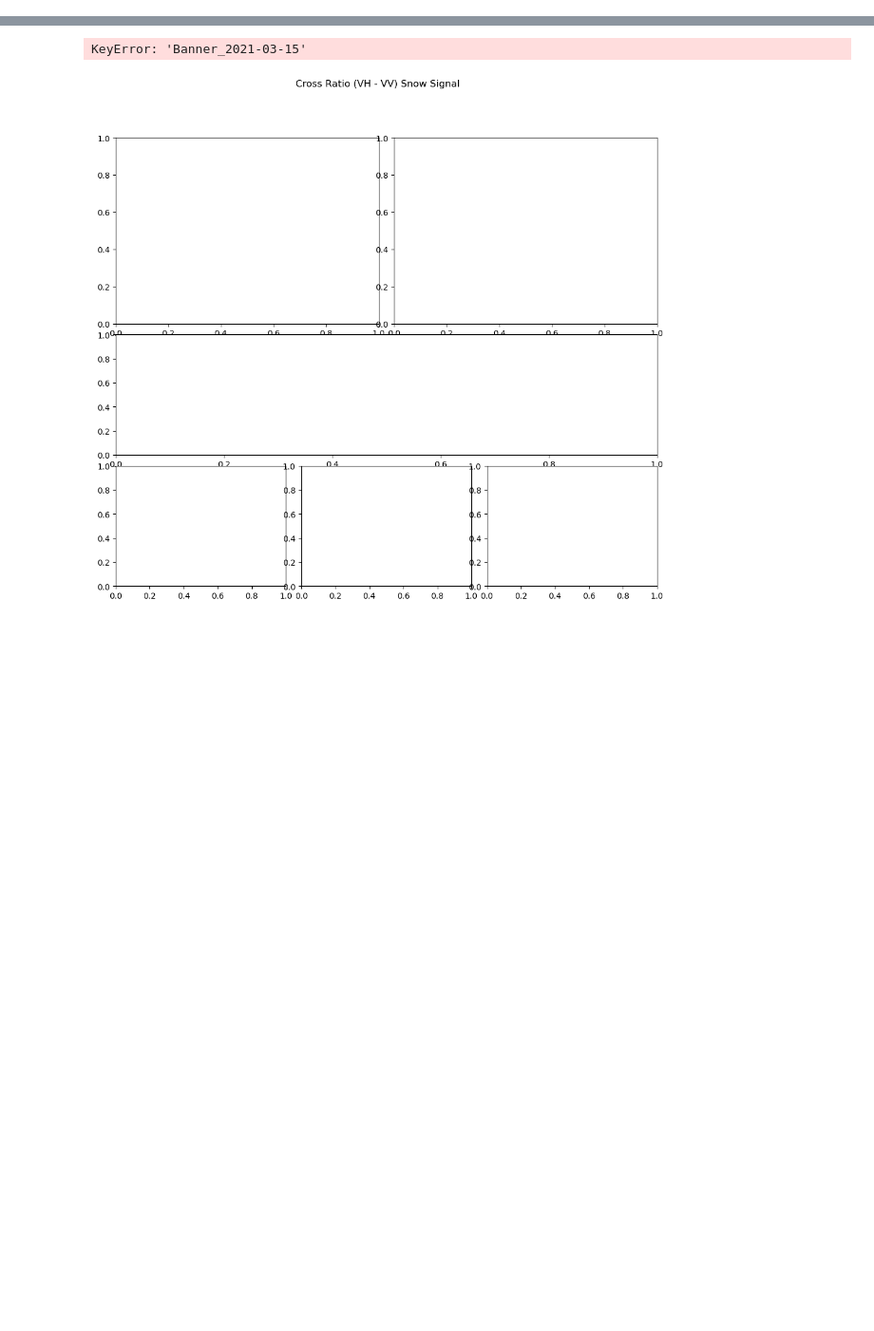
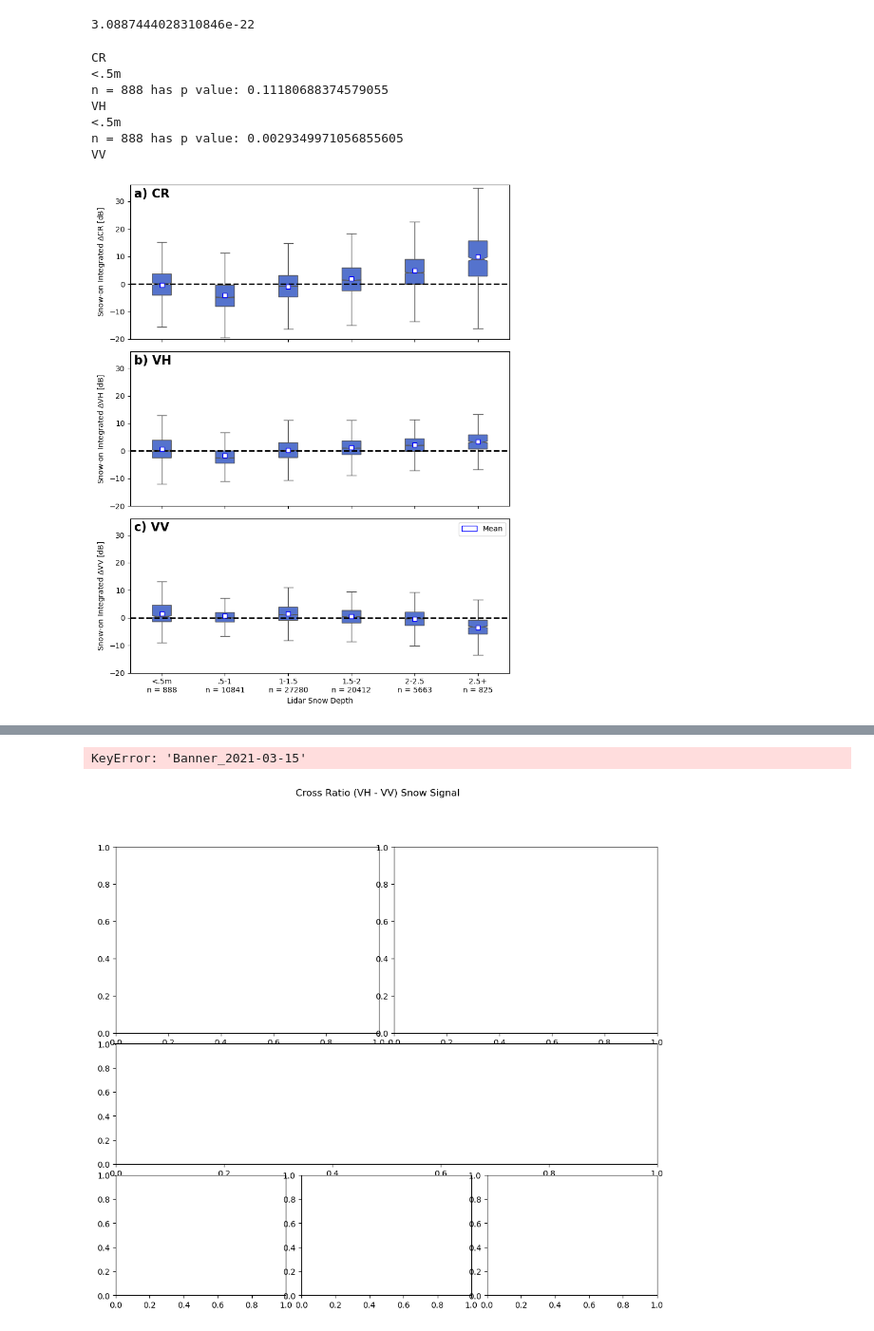
Before and after one commit to ZachHoppinen/spicy-analysis, a Jupyter notebook: src/compare/cr_signal/cr_signal_figures.ipynb, the cells around one changed output, grey strips where cells are left out. Shown: that part at 95% size. Drawn from its saved outputs; the diff is of its cells as text; code cells hidden in the pictures; blank space fills up the shorter version.

Commit message:
cr boxplot figures

```diff
--- a/src/compare/cr_signal/cr_signal_figures.ipynb
+++ b/src/compare/cr_signal/cr_signal_figures.ipynb
@@ -42,0 +75,79 @@ def get_stats(x, y):
+# %%
+from scipy.stats import mannwhitneyu, wilcoxon
+x = x_y_df.dropna().loc[x_y_df.dropna().sd_bin.str.contains('<.5m'), :]
+y = x_y_df.dropna().loc[x_y_df.dropna().sd_bin.str.contains('1-1.5'), :]
+U1, p = wilcoxon(x['VV'], method="auto")
+# %% [output]
+3.0887444028310846e-22
+# %%
+loc_colors = {'Banner_2020-02-18': 'mediumspringgreen', 'Banner_2021-03-15': 'mediumseagreen', 'Cameron_2021-03-19': 'orange', \
+    'Dry_Creek_2020-02-19': 'darkorchid', 'Frasier_2020-02-11': 'lightskyblue', 'Frasier_2021-03-19': 'cornflowerblue', \
+        'Little_Cottonwood_2021-03-18': 'pink', 'Mores_2020-02-09': 'darkgoldenrod', 'Mores_2021-03-15': 'goldenrod'}
+
+
+in_dir = Path('~/scratch/spicy/SnowEx-Data/').expanduser().resolve()
+in_dir = Path('/Users/rdcrlzh1/Documents/spicy-analysis/data/SnowEx-Data')
+dss = {fp.stem: xr.open_dataset(fp) for fp in in_dir.glob('*.nc')}
+
+fig, axes = plt.subplots(3, 1, figsize = (8, 10))
+
+xs, crs, vvs, vhs = [], [], [], []
+for name, ds in dss.items():
+    ds = calc_delta_VV(ds)
+    ds = calc_delta_cross_ratio(ds)
+    ds = calc_delta_VH(ds)
+
+    x = ds['lidar-sd'].data.ravel()
+    cr = ds['deltaCR'].where((ds['ims'] == 4)).sum(['time']).data.ravel()
+    vv = ds['deltaVV'].where((ds['ims'] == 4)).sum(['time']).data.ravel()
+    vh = ds['deltaVH'].where((ds['ims'] == 4)).sum(['time']).data.ravel()
+
+    idx = ~np.isnan(x) & ~np.isnan(cr) & ~np.isnan(vv) & ~np.isnan(vh)
+    x, cr, vv, vh = x[idx], cr[idx], vv[idx], vh[idx]
+    xs.extend(x)
+    crs.extend(cr)
+    vvs.extend(vv)
+    vhs.extend(vh)
+
+for da, ax, name, title_name in zip([crs, vhs, vvs], axes, ['CR', 'VH', 'VV'], ['Cross Ratio (VH / VV)', 'VH', 'VV']):
+
+    x_y_df = pd.DataFrame(np.column_stack([xs, da]), columns = ['snow_depth', name])
+    bins = [0, 0.5, 1, 1.5, 2, 2.5, 6]
+    x_y_df['sd_bin'] = pd.cut(x_y_df.snow_depth, bins, labels = ['<.5m\nn = 888', '.5-1\nn = 10841', '1-1.5\nn = 27280', '1.5-2\nn = 20412','2-2.5\nn = 5663','2.5+\nn = 825'])
+    print(name)
+    for sd_bin in x_y_df.sd_bin.unique():
+        x = x_y_df.dropna().loc[x_y_df.dropna().sd_bin == sd_bin, :]
+        U1, p = wilcoxon(x[name], method="auto")
+        if p > 0.0001:
+            print(f'{sd_bin} has p value: {p}')
+
+    sns.boxplot(x_y_df, x = 'sd_bin', y = name, ax = ax, showmeans = True, showfliers = False, notch = True, width = 0.3, color= 'royalblue', meanprops={"marker":"s","markerfacecolor":"white", "markeredgecolor":"blue"})
+    kwargs = {'alpha':0}
+    # sns.barplot(x="sd_bin", y="CR", data=x_y_df, capsize=.1, n_boot=1000, errorbar=('ci', 95), errwidth=2,ax = ax6, **kwargs)
+    ax.axhline(0, linestyle ='dashed',color='k', linewidth = 2)
+    # ax.set_title('Boxplot Cross Ratio vs Snow Depth')
+    ax.set_ylabel(f'Snow-on Integrated $\Delta${name} [dB]')
+    ax.set_xlabel('')
+    ax.set_ylim(-20, 36)
+    # ax.set_title(f'Snow-on Integrated Change in {title_name} vs Lidar Snow Depth Bins')
+
+for ax in axes[:2]: ax.set_xticklabels([])
+
+for ax, letter, name in zip(axes, ['a','b','c'], ['CR', 'VH', 'VV']):
+    ax.text(0.01, 0.98,f'{letter}) {name}', transform=ax.transAxes, ha = 'left', va = 'top', weight='bold', size = 16)
+
+import matplotlib.patches as mpatches
+red_patch = mpatches.Patch(edgecolor='blue', facecolor = 'white', label='Mean')
+axes[-1].legend(handles=[red_patch])
+
+axes[-1].set_xlabel('Lidar Snow Depth')
+plt.tight_layout()
+# %% [output]
+CR
+<.5m
+n = 888 has p value: 0.11180688374579055
+VH
+<.5m
+n = 888 has p value: 0.0029349971056855605
+VV
+[figure, added]
```
Also changed, not shown: parts of 7 cells of this notebook.
